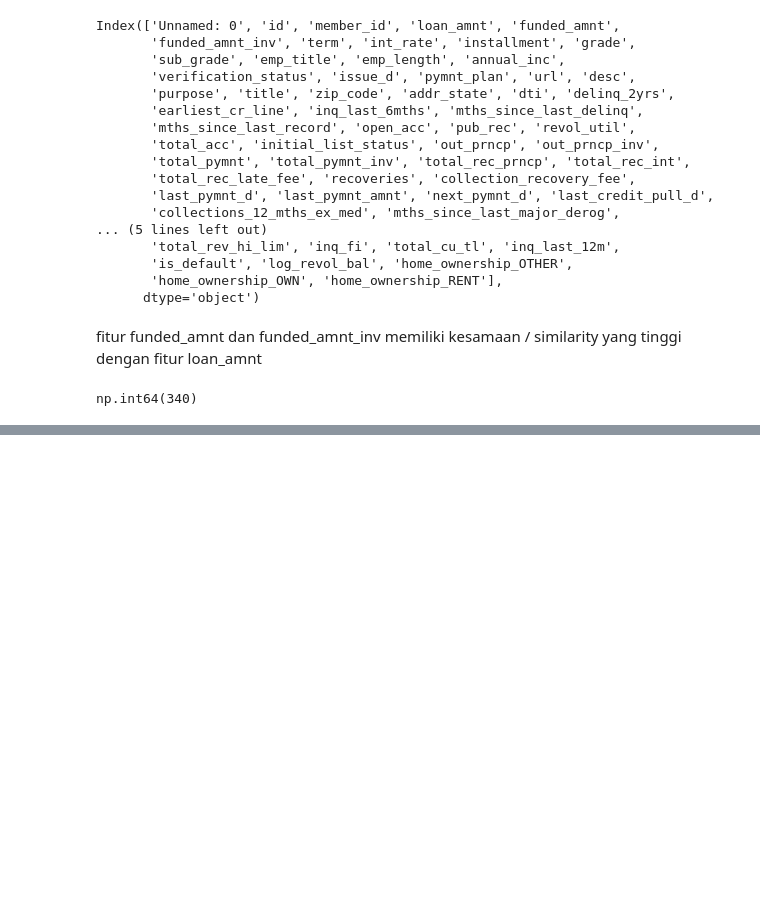
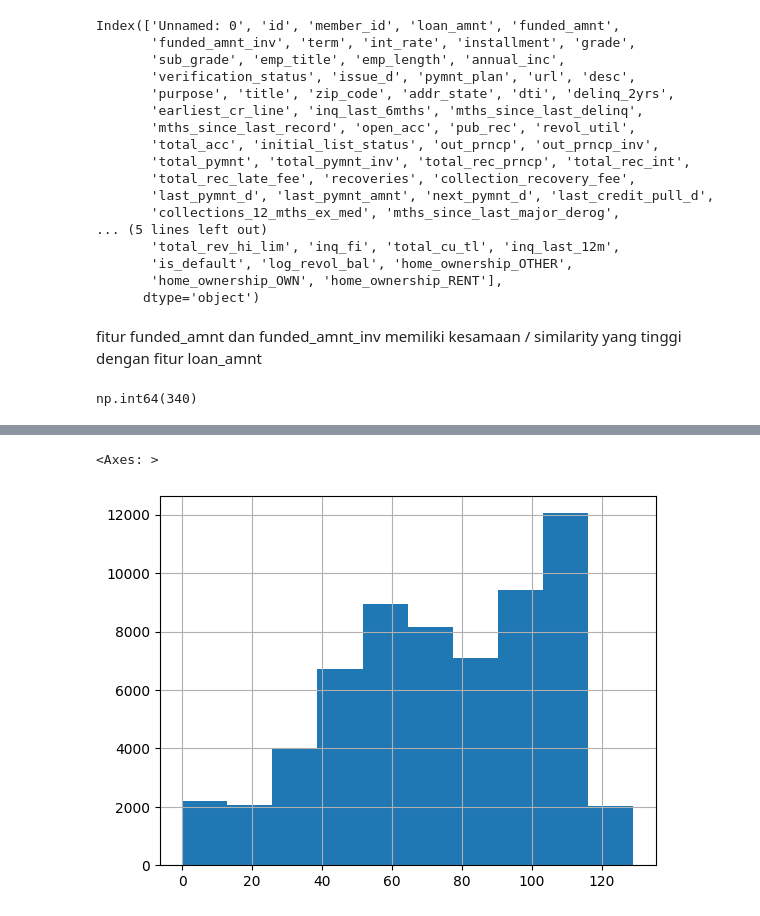
Before and after one commit to rfaoktvian/ChurnPrediction, a Jupyter notebook: notebooks/01_model_development.ipynb, the cells around one changed output, grey strips where cells are left out. Cells and saved outputs as stored; diff of their text form; code cells hidden in the pictures; blank space fills up the shorter version.

```diff
--- a/notebooks/01_model_development.ipynb
+++ b/notebooks/01_model_development.ipynb
@@ -716,0 +726,2 @@ df_prep['revol_util'] = df_prep['revol_util'].fillna(df_prep['revol_util'].media
+# %%
+df_prep.drop(columns = 'initial_list_status',inplace = True)
@@ -716,0 +769,5 @@ df_prep['revol_util'] = df_prep['revol_util'].fillna(df_prep['revol_util'].media
+# %%
+df_prep['mths_since_last_record'].hist()
+# %% [output]
+<Axes: >
+[figure, added]
```
Also changed, not shown: parts of 8 cells of this notebook.
